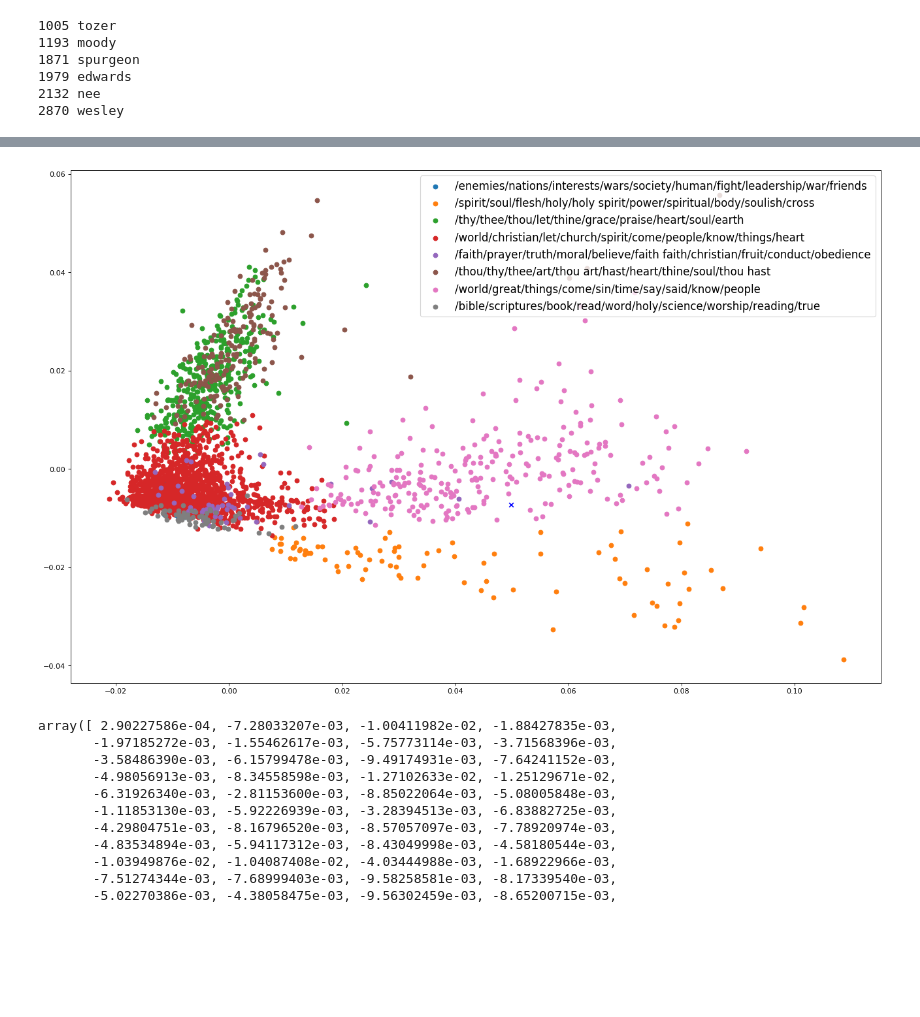
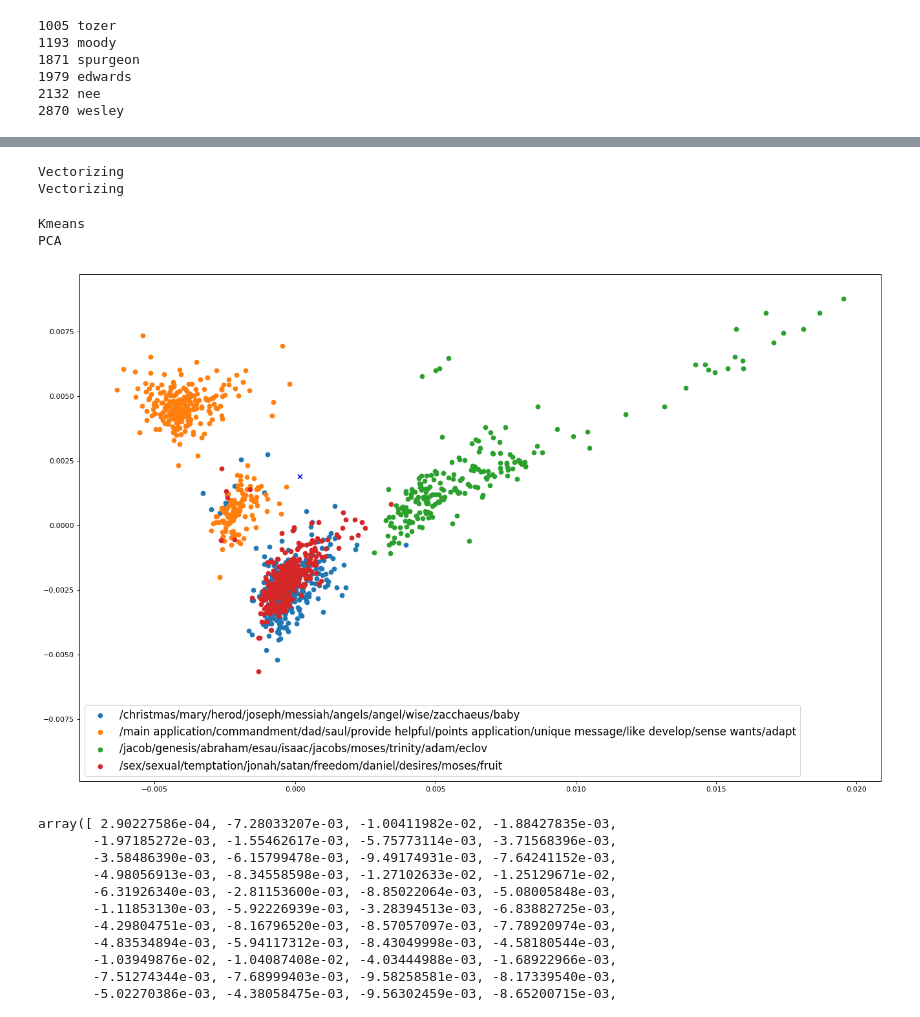
Before and after one commit to zachdunkerton/machine_churching, a Jupyter notebook: cluster.ipynb, the cells around one changed output, grey strips where cells are left out. Saved outputs shown, nothing was run; the diff lists cells and outputs as text; code cells hidden in the pictures; blank space fills up the shorter version.

Commit message:
Advanced clustering, node dges graph, file restructure

```diff
--- a/cluster.ipynb
+++ b/cluster.ipynb
@@ -57,9 +44,16 @@ two_d_data = pca.fit_transform(transformed)
+# %%
+data = []
+for sermon in os.listdir('./sermons/preachingtoday'):
+    f=open('./sermons/preachingtoday/'+ sermon, 'rb')
+    contents =f.read()
+    contents = json.loads(contents)
+    data.append(contents["text"])
 # %%
 def top_terms():
     result = []
     order_centroids = kmeans.cluster_centers_.argsort()[:, ::-1]
     terms = vect.get_feature_names()
-    for i in range(8):
+    for i in range(4):
         top_words = ''
         for ind in order_centroids[i, 0:10]:
             top_words += '/' + str(terms[ind])
@@ -77,22 +71,45 @@ def get_label_indicies(num, the_array):
             count +=1
         result.append(indicies)
     return result
+# %%
+print('Vectorizing')
+extra_stop_words = ['god', 'man', 'christ', 'jesus', 'shall', 'love', 'life','men', 'lord']
+my_stop_words = text.ENGLISH_STOP_WORDS.union(extra_stop_words)
+print('Vectorizing')
+vect = TfidfVectorizer(stop_words = my_stop_words, max_df = .2,ngram_range = {1,3})
+corpus = vect.fit_transform(data)
+# %% [output]
+Vectorizing
+Vectorizing
+# %%
+#print('SVD')
+#svd = TruncatedSVD(n_components=1000)
+#two_d_data = svd.fit_transform(corpus)
+print('Kmeans')
+kmeans = KMeans(n_clusters=4, random_state=0, max_iter=100).fit(corpus)
+transformed = kmeans.transform(corpus)
+print('PCA')
+pca = PCA(n_components=2)
+two_d_data = pca.fit_transform(transformed)
+# %% [output]
+Kmeans
+PCA
 # %%
 legend = top_terms()
 # %%
-labels = get_label_indicies(8, kmeans.labels_)
+labels = get_label_indicies(4, kmeans.labels_)
 fig = plt.figure(figsize=(20, 13), dpi= 80, facecolor='w', edgecolor='k')
 ax1 = fig.add_subplot(111)
 
 i = 0
 for l in labels:
     ax1.scatter(two_d_data[l][:,0],two_d_data[l][:,1], label = legend[i])
     i+=1
 ax1.scatter(kyle[:, 0], kyle[:, 1], c='b', marker = 'x')
 plt.legend(prop={'size': 15})
 plt.show()
 # %% [output]
-[figure, old version]
+[figure, new version]
 # %%
 test = get_label_indicies(5, kmeans.labels_)
 two_d_data[test[0]][:, 1]
```
Also changed, not shown: parts of 4 cells of this notebook, 9 other files.
